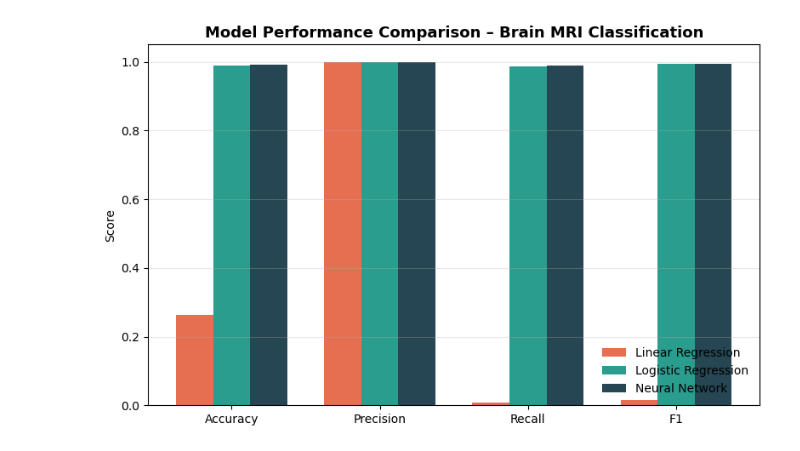
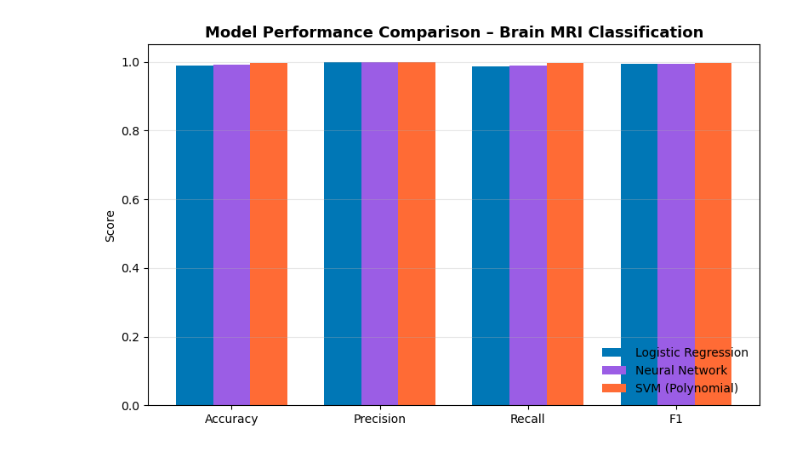
Before and after one commit to matildetex/projects_faa, a Jupyter notebook: notebooks/06_Results_Comparison.ipynb, the cells around one changed output. Cells and saved outputs as stored; diff of their text form; code cells hidden in the pictures.

Commit message:
Results feito

```diff
--- a/notebooks/06_Results_Comparison.ipynb
+++ b/notebooks/06_Results_Comparison.ipynb
@@ -87,30 +85,27 @@ display(df_results)
 # %%
 # ===========================================
 # 📊 Model Performance – Grouped Bar Chart
 # ===========================================
-import matplotlib.pyplot as plt
-import numpy as np
-
 metrics = ["Accuracy", "Precision", "Recall", "F1"]
 subset = df_results[metrics].dropna()
 
 x = np.arange(len(metrics))
 width = 0.25
 
 plt.figure(figsize=(8,5))
-plt.bar(x - width, subset.loc["Linear Regression"], width, label="Linear Regression", color="#e76f51")
-plt.bar(x, subset.loc["Logistic Regression"], width, label="Logistic Regression", color="#2a9d8f")
-plt.bar(x + width, subset.loc["Neural Network"], width, label="Neural Network", color="#264653")
+plt.bar(x - width, subset.loc["Logistic Regression"], width, label="Logistic Regression", color="#0077b6")
+plt.bar(x, subset.loc["Neural Network"], width, label="Neural Network", color="#9b5de5")
+plt.bar(x + width, subset.loc[df_results.index[-1]], width, label=df_results.index[-1], color="#ff6b35")  # dynamic label
 
 plt.xticks(x, metrics)
 plt.ylim(0, 1.05)
 plt.ylabel("Score")
 plt.title("Model Performance Comparison – Brain MRI Classification", fontsize=13, weight='bold')
 plt.grid(axis='y', alpha=0.3)
 plt.legend(frameon=False, loc='lower right')
 plt.tight_layout()
 plt.show()
 # %% [output]
-[figure, old version]
+[figure, new version]
 # %%
 # ===========================================
```
Also changed, not shown: parts of 4 cells of this notebook, 1 other file.
